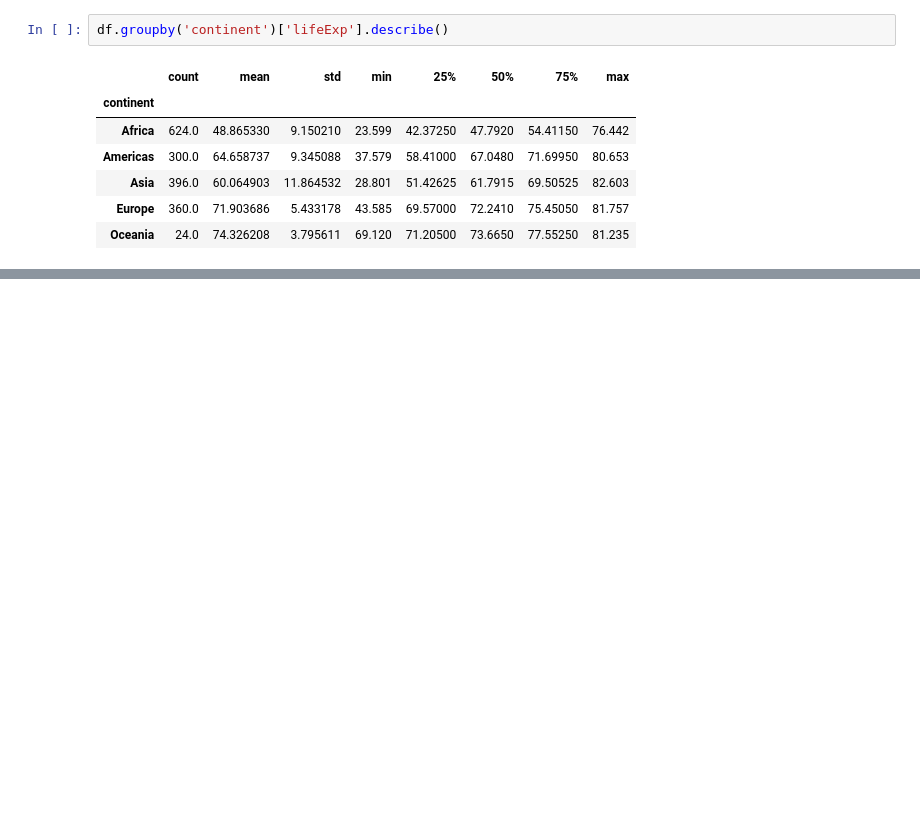
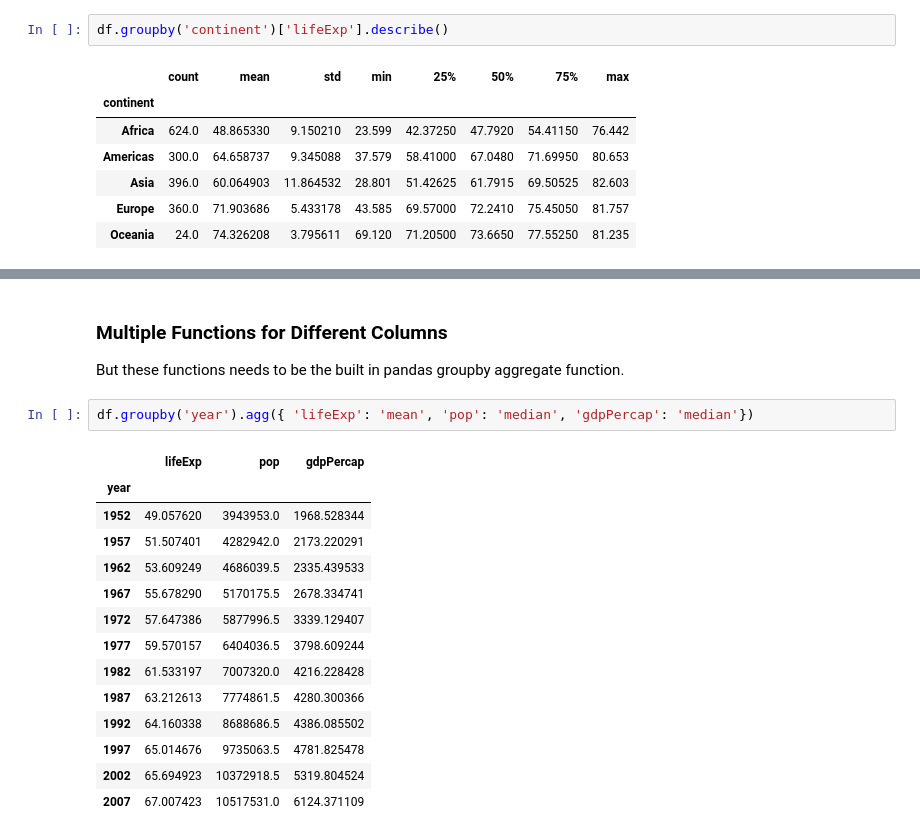
Before and after one commit to ZhangSteven/notebooks, a Jupyter notebook: everyone_ch10.ipynb, the cells around one changed output, grey strips where cells are left out. Saved outputs shown, nothing was run; the diff lists cells and outputs as text; blank space fills up the shorter version.

```diff
--- a/everyone_ch10.ipynb
+++ b/everyone_ch10.ipynb
@@ -70,0 +169,21 @@ We can think of the process of group by as:
+# %% [markdown]
+### Multiple Functions for Different Columns
+
+But these functions needs to be the built in pandas groupby aggregate function.
+# %%
+df.groupby('year').agg({ 'lifeExp': 'mean', 'pop': 'median', 'gdpPercap': 'median'})
+# %% [output]
+|  | lifeExp | pop | gdpPercap |
+| year |  |  |  |
+| 1952 | 49.057620 | 3943953.0 | 1968.528344 |
+| 1957 | 51.507401 | 4282942.0 | 2173.220291 |
+| 1962 | 53.609249 | 4686039.5 | 2335.439533 |
+| 1967 | 55.678290 | 5170175.5 | 2678.334741 |
+| 1972 | 57.647386 | 5877996.5 | 3339.129407 |
+| 1977 | 59.570157 | 6404036.5 | 3798.609244 |
+| 1982 | 61.533197 | 7007320.0 | 4216.228428 |
+| 1987 | 63.212613 | 7774861.5 | 4280.300366 |
+| 1992 | 64.160338 | 8688686.5 | 4386.085502 |
+| 1997 | 65.014676 | 9735063.5 | 4781.825478 |
+| 2002 | 65.694923 | 10372918.5 | 5319.804524 |
+| 2007 | 67.007423 | 10517531.0 | 6124.371109 |
```
Also changed, not shown: parts of 32 cells of this notebook, 1 other file.
